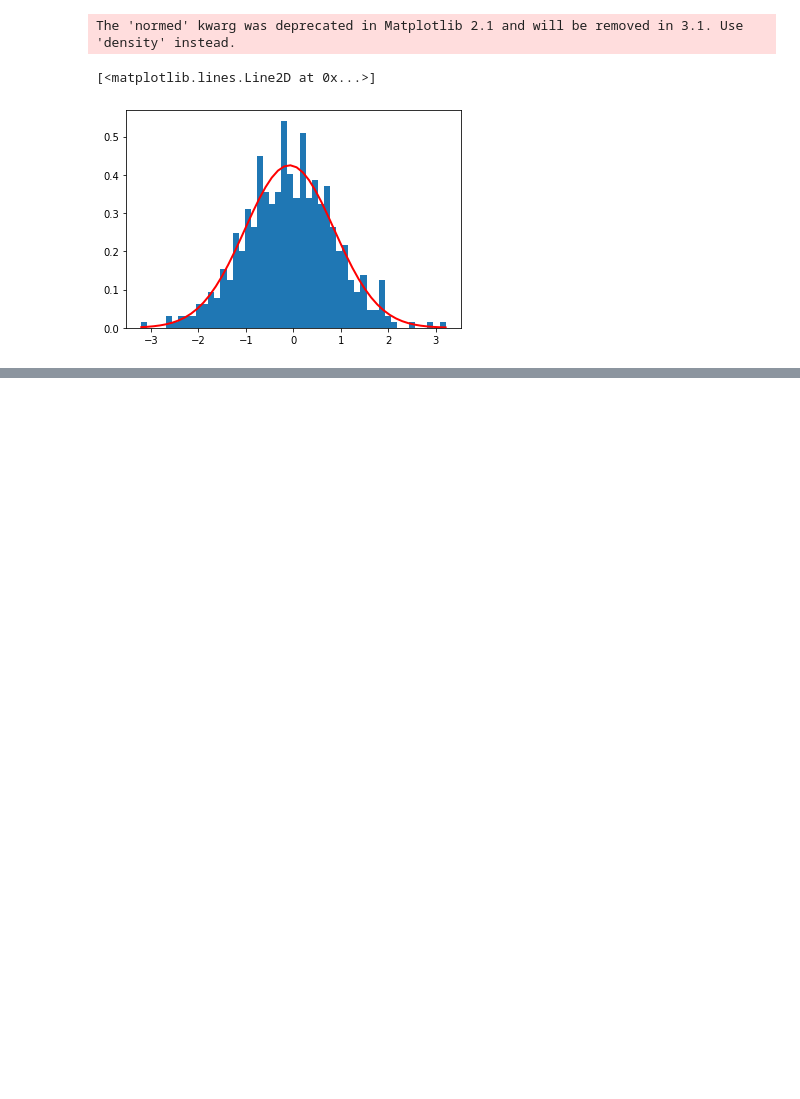
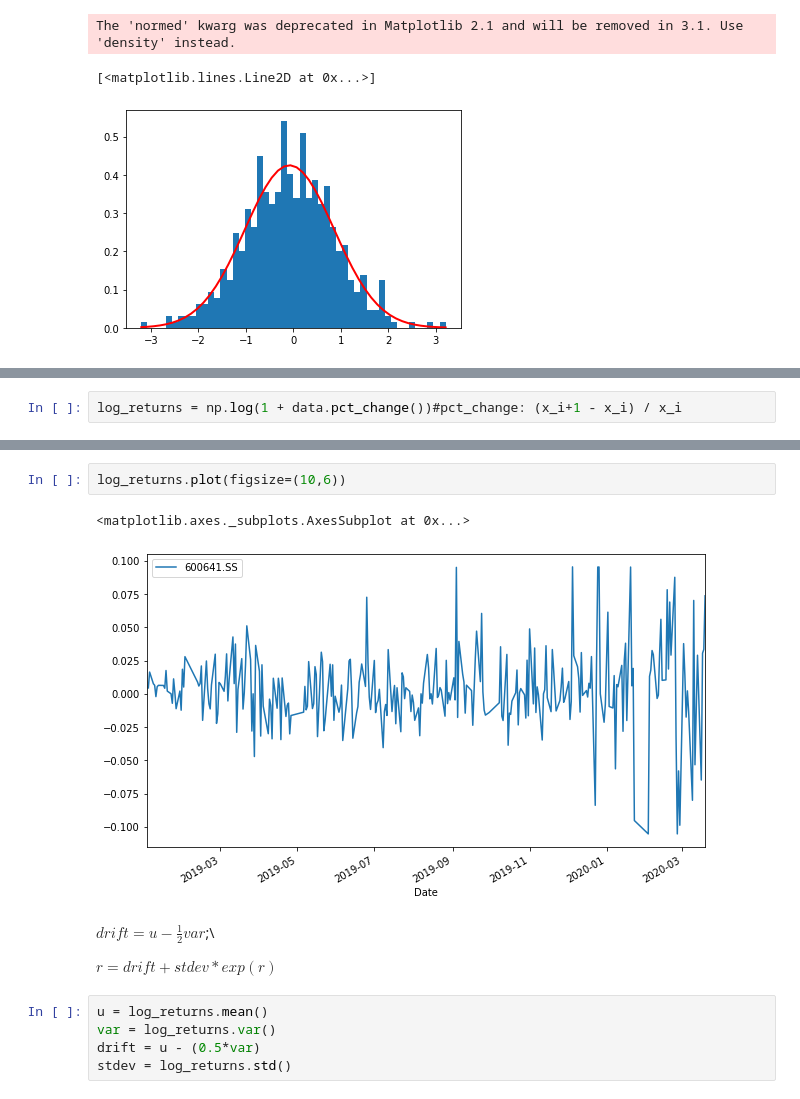
Before and after one commit to gysun137/storknote, a Jupyter notebook: note.ipynb, the cells around one changed output, grey strips where cells are left out. Cells and saved outputs as stored; diff of their text form; blank space fills up the shorter version.

```diff
--- a/note.ipynb
+++ b/note.ipynb
@@ -182,0 +305,2 @@ The 'normed' kwarg was deprecated in Matplotlib 2.1 and will be removed in 3.1.
+# %%
+log_returns = np.log(1 + data.pct_change())#pct_change: (x_i+1 - x_i) / x_i
@@ -182,0 +312,14 @@ The 'normed' kwarg was deprecated in Matplotlib 2.1 and will be removed in 3.1.
+# %%
+log_returns.plot(figsize=(10,6))
+# %% [output]
+<matplotlib.axes._subplots.AxesSubplot at 0x...>
+[figure, added]
+# %% [markdown]
+$drift = u-\frac{1}{2} var$;\\
+
+$r = drift + stdev*exp(r)$
+# %%
+u = log_returns.mean()
+var = log_returns.var()
+drift = u - (0.5*var)
+stdev = log_returns.std()
```
Also changed, not shown: parts of 22 cells of this notebook.
